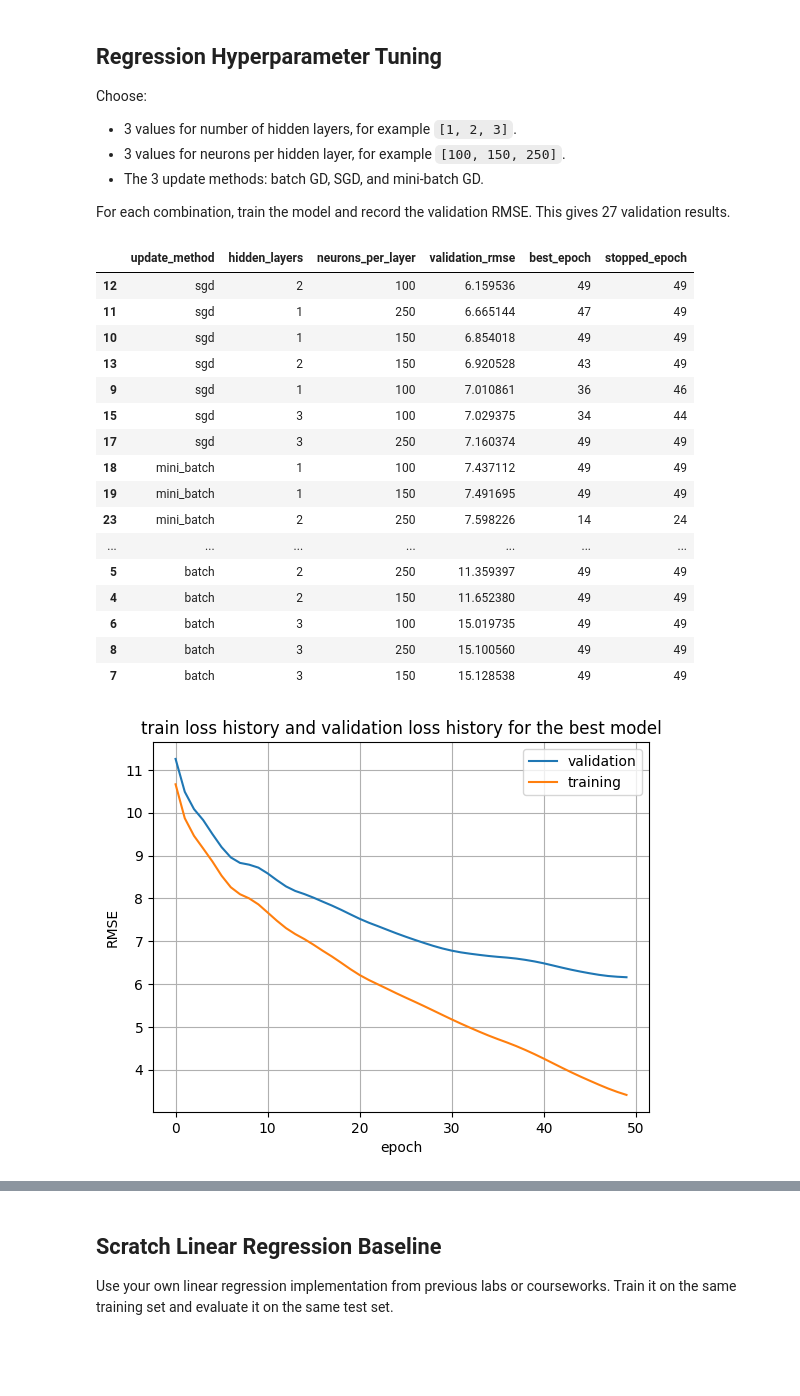
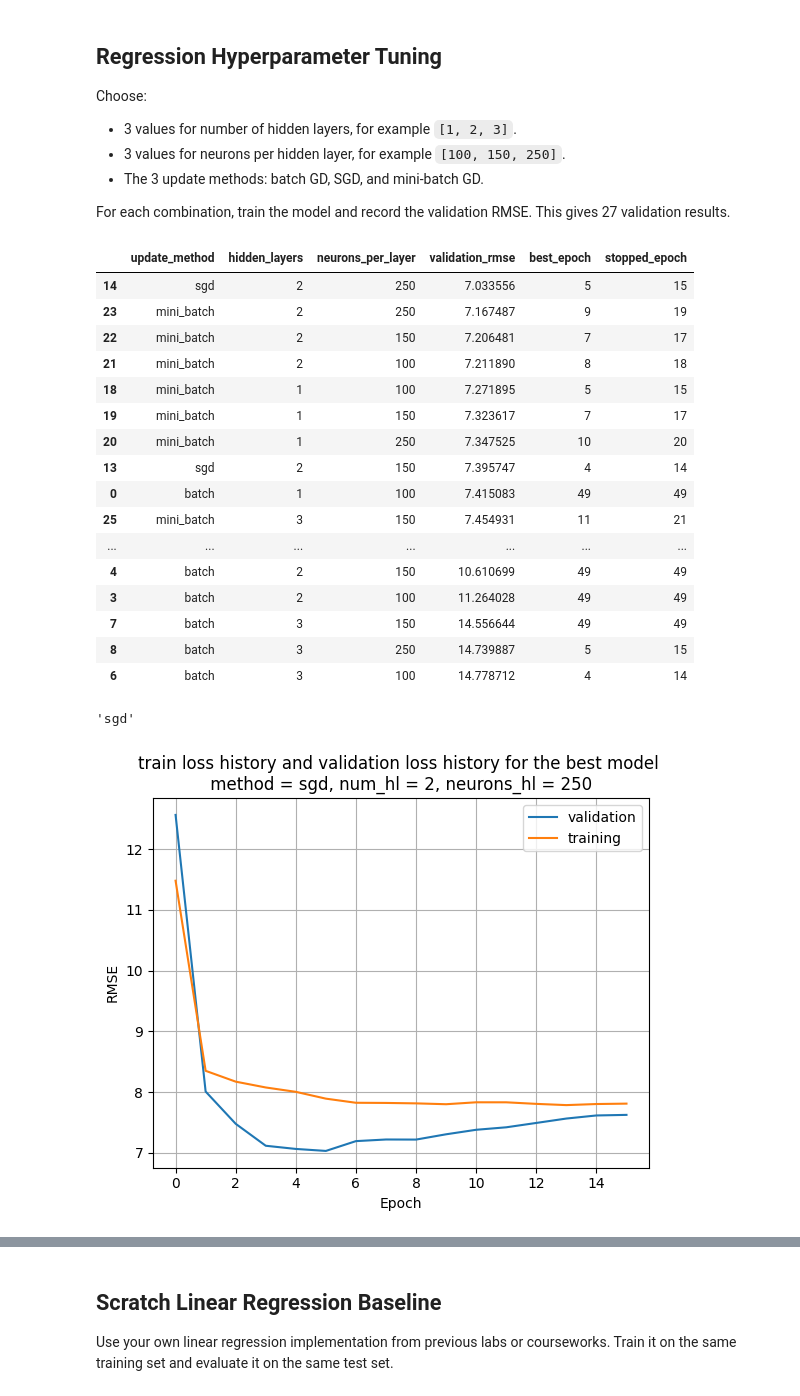
Before and after one commit to jhe-sua/fgv-teaemcd, a Jupyter notebook: tarefa3/810597.ipynb, the cells around one changed output, grey strips where cells are left out. Drawn from its saved outputs; the diff is of its cells as text; code cells hidden in the pictures; blank space fills up the shorter version.

```diff
--- a/tarefa3/810597.ipynb
+++ b/tarefa3/810597.ipynb
@@ -184,7 +184,7 @@ X = pf.drop(columns=["final_score"])
 # Hint: first split off 30% as temporary data, then split that temporary data in half.
 
 X_train, X_aux, y_train, y_aux = train_test_split(X, y, test_size=0.3)
-X_val, X_test, y_val, y_test = train_test_split(X, y, test_size=0.5)
+X_val, X_test, y_val, y_test = train_test_split(X_aux, y_aux, test_size=0.5)
 
 X_train, X_val, X_test, mu, sigma = standardize_from_train(X_train, X_val, X_test)
 
@@ -529,11 +619,6 @@ best_train_loss = None
 best_val_loss = None
 best_stopped_epoch = 0
 best_best_epoch = 0
-
-# for the tensorflow
-best_hidden_layers = 0
-best_neurons = 0
-best_classification_layers = ""
 
 # TODO: train every architecture/update-method combination.
 # Store at least: update_method, hidden_layers, neurons_per_layer, validation_rmse, best_epoch, stopped_epoch.
@@ -568,6 +653,7 @@ for cada_update_method in regression_update_methods:
                 best_stopped_epoch = stopped_epoch
                 best_best_epoch = best_epoch
 
+
             results.append({
                 "update_method":cada_update_method,
                 "hidden_layers":cada_num_hidden,
@@ -585,35 +671,41 @@ regression_results = pd.DataFrame(results)
 display(regression_results.sort_values("validation_rmse"))
 # %% [output]
 |  | update_method | hidden_layers | neurons_per_layer | validation_rmse | best_epoch | stopped_epoch |
-| 12 | sgd | 2 | 100 | 6.159536 | 49 | 49 |
-| 11 | sgd | 1 | 250 | 6.665144 | 47 | 49 |
-| 10 | sgd | 1 | 150 | 6.854018 | 49 | 49 |
-| 13 | sgd | 2 | 150 | 6.920528 | 43 | 49 |
-| 9 | sgd | 1 | 100 | 7.010861 | 36 | 46 |
-| 15 | sgd | 3 | 100 | 7.029375 | 34 | 44 |
-| 17 | sgd | 3 | 250 | 7.160374 | 49 | 49 |
-| 18 | mini_batch | 1 | 100 | 7.437112 | 49 | 49 |
-| 19 | mini_batch | 1 | 150 | 7.491695 | 49 | 49 |
-| 23 | mini_batch | 2 | 250 | 7.598226 | 14 | 24 |
+| 14 | sgd | 2 | 250 | 7.033556 | 5 | 15 |
+| 23 | mini_batch | 2 | 250 | 7.167487 | 9 | 19 |
+| 22 | mini_batch | 2 | 150 | 7.206481 | 7 | 17 |
+| 21 | mini_batch | 2 | 100 | 7.211890 | 8 | 18 |
+| 18 | mini_batch | 1 | 100 | 7.271895 | 5 | 15 |
+| 19 | mini_batch | 1 | 150 | 7.323617 | 7 | 17 |
+| 20 | mini_batch | 1 | 250 | 7.347525 | 10 | 20 |
+| 13 | sgd | 2 | 150 | 7.395747 | 4 | 14 |
+| 0 | batch | 1 | 100 | 7.415083 | 49 | 49 |
+| 25 | mini_batch | 3 | 150 | 7.454931 | 11 | 21 |
 | ... | ... | ... | ... | ... | ... | ... |
-| 5 | batch | 2 | 250 | 11.359397 | 49 | 49 |
-| 4 | batch | 2 | 150 | 11.652380 | 49 | 49 |
-| 6 | batch | 3 | 100 | 15.019735 | 49 | 49 |
-| 8 | batch | 3 | 250 | 15.100560 | 49 | 49 |
-| 7 | batch | 3 | 150 | 15.128538 | 49 | 49 |
+| 4 | batch | 2 | 150 | 10.610699 | 49 | 49 |
+| 3 | batch | 2 | 100 | 11.264028 | 49 | 49 |
+| 7 | batch | 3 | 150 | 14.556644 | 49 | 49 |
+| 8 | batch | 3 | 250 | 14.739887 | 5 | 15 |
+| 6 | batch | 3 | 100 | 14.778712 | 4 | 14 |
+# %%
+regression_results.sort_values("validation_rmse").values[0][0]
+# %% [output]
+'sgd'
 # %%
 # TODO: Plot training and validation loss curves for the selected/best model.
+bm = regression_results.sort_values("validation_rmse").values[0] # Best Model
+
 plt.plot(range(best_stopped_epoch+1), best_val_loss, label="validation")
 plt.plot(range(best_stopped_epoch+1), best_train_loss, label="training")
 
 plt.grid()
-plt.xlabel("epoch")
+plt.xlabel("Epoch")
 plt.ylabel("RMSE")
-plt.title("train loss history and validation loss history for the best model")
+plt.title(f"train loss history and validation loss history for the best model \n method = {bm[0]}, num_hl = {bm[1]}, neurons_hl = {bm[2]} ")
 plt.legend()
 plt.show()
 # %% [output]
-[figure, old version]
+[figure, new version]
 # %%
 # TODO: Produce one validation RMSE heatmap per update method.
 # Rows: number of hidden layers.
```
Also changed, not shown: parts of 4 cells of this notebook.
